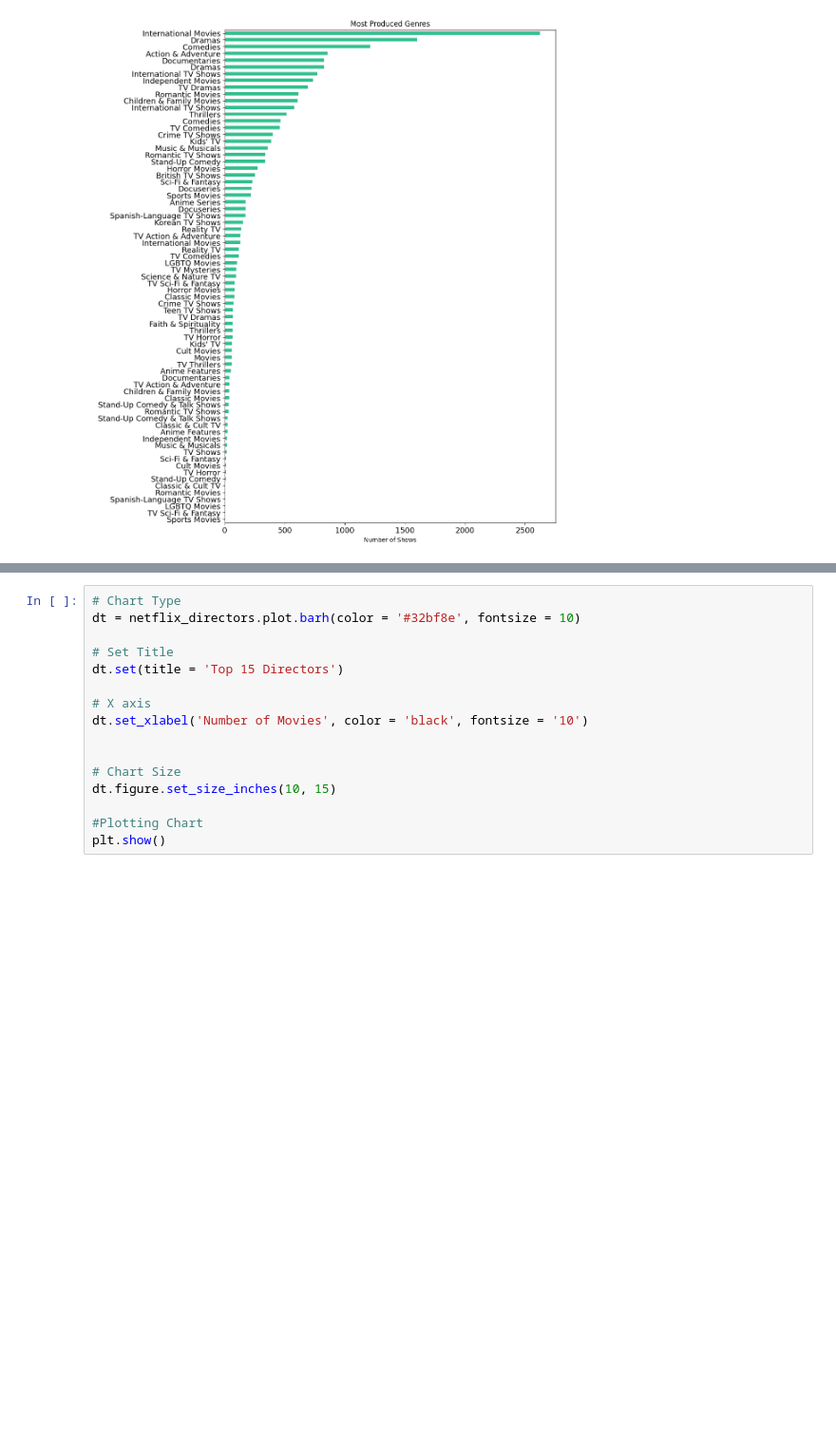
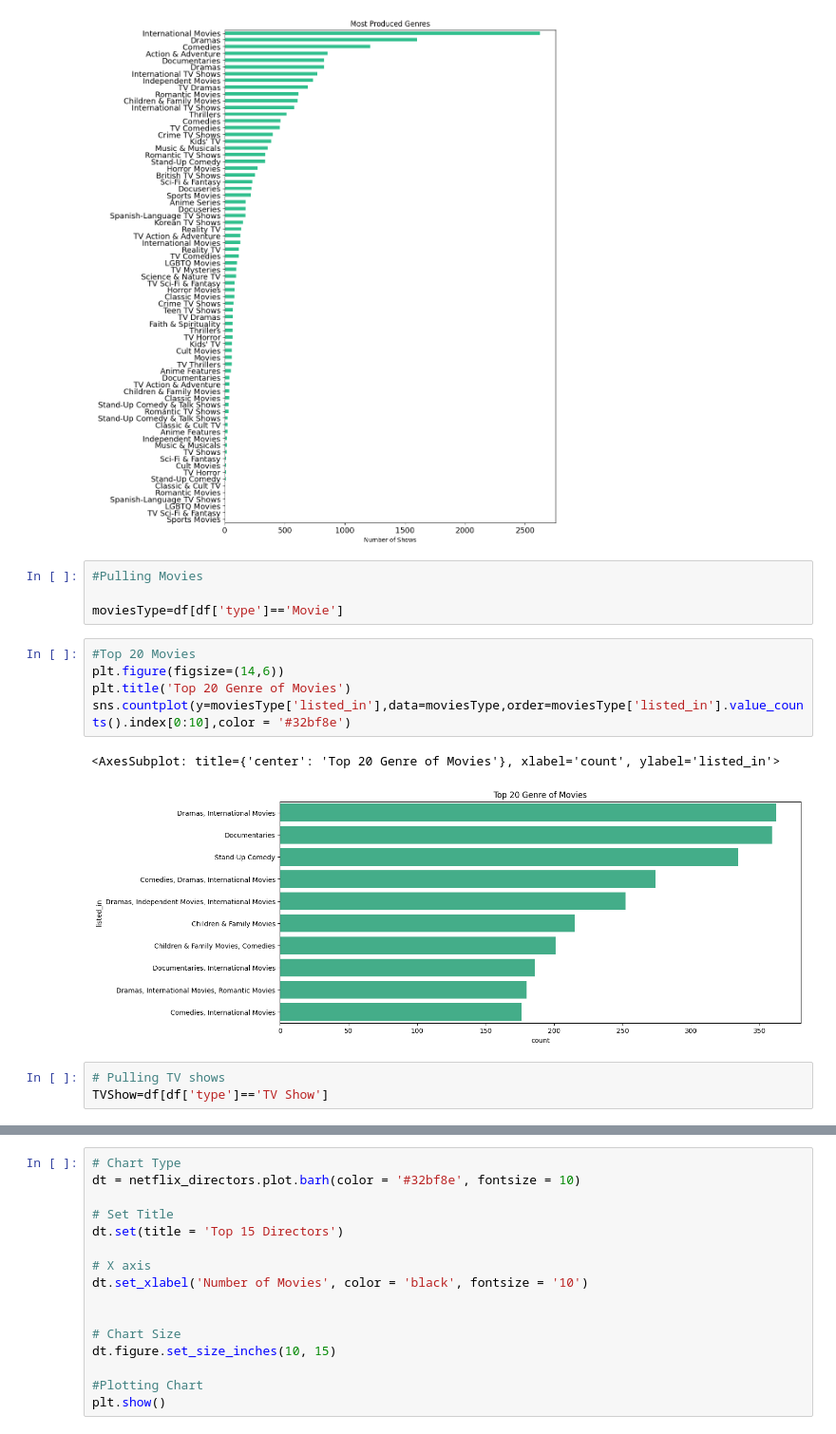
Before and after one commit to Steph6038/Project-1, a Jupyter notebook: Udacity Project 1.ipynb, the cells around one changed output, grey strips where cells are left out. Shown: that part at 95% size. Drawn from its saved outputs; the diff is of its cells as text; blank space fills up the shorter version.

```diff
--- a/Udacity Project 1.ipynb
+++ b/Udacity Project 1.ipynb
@@ -70,4 +80,19 @@ lt.figure.set_size_inches(10, 15)
 plt.show()
 # %% [output]
 [figure]
+# %%
+#Pulling Movies
+
+moviesType=df[df['type']=='Movie']
+# %%
+#Top 20 Movies
+plt.figure(figsize=(14,6))
+plt.title('Top 20 Genre of Movies')
+sns.countplot(y=moviesType['listed_in'],data=moviesType,order=moviesType['listed_in'].value_counts().index[0:10],color = '#32bf8e')
+# %% [output]
+<AxesSubplot: title={'center': 'Top 20 Genre of Movies'}, xlabel='count', ylabel='listed_in'>
+[figure, added]
+# %%
+# Pulling TV shows
+TVShow=df[df['type']=='TV Show']
 # %%
```
Also changed, not shown: parts of 13 cells of this notebook.
